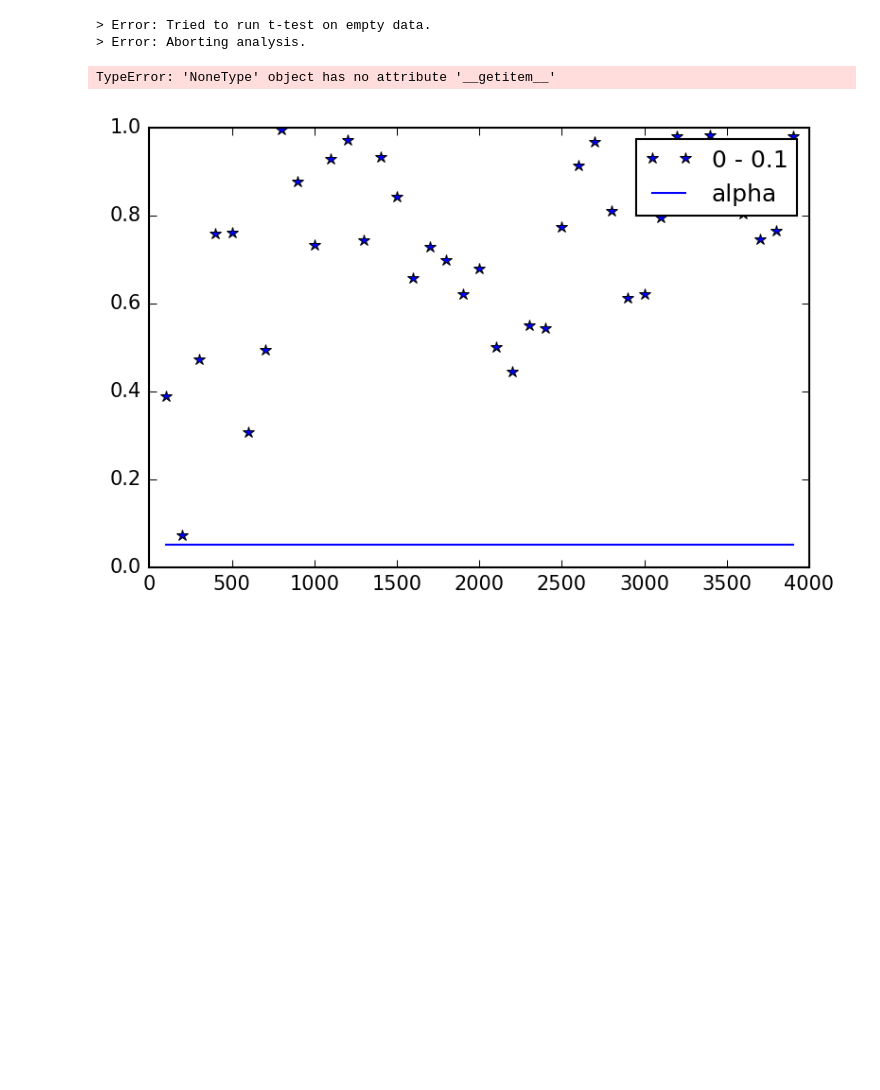
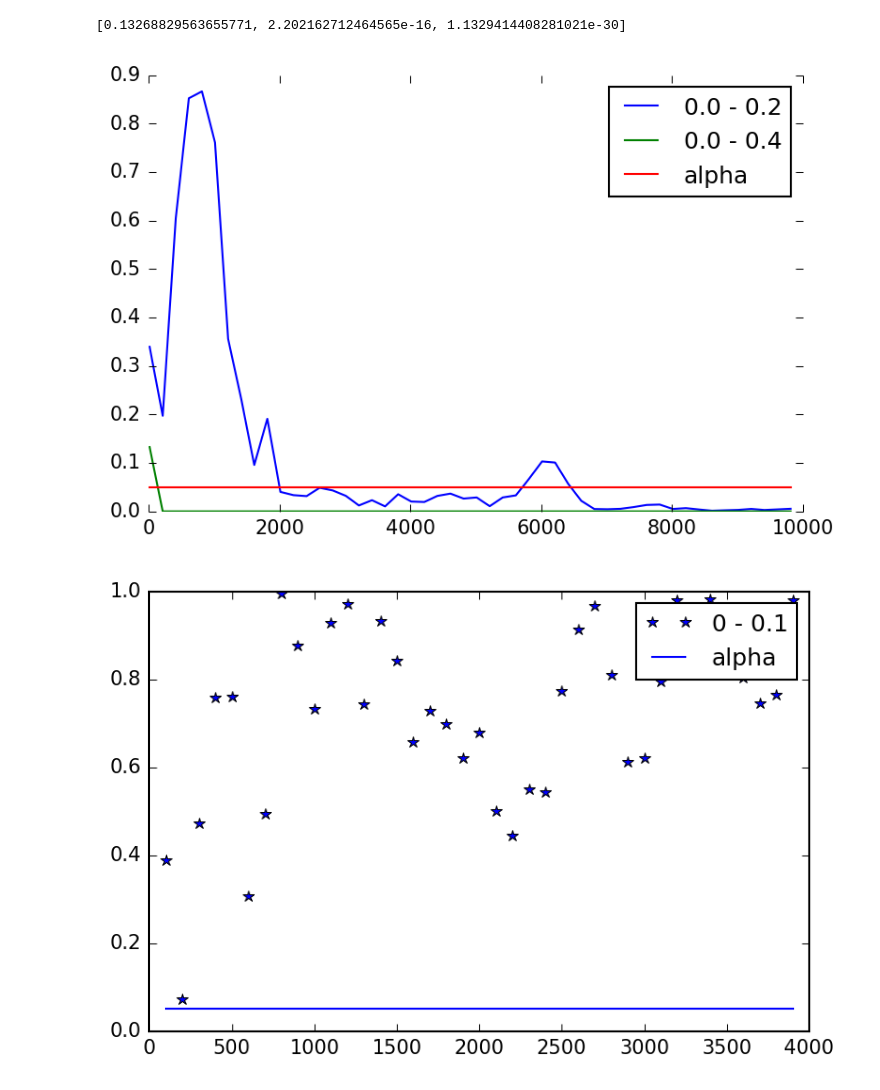
Before and after one commit to Starofall/RTX, a Jupyter notebook: analysis.ipynb, the cells around one changed output. Saved outputs shown, nothing was run; the diff lists cells and outputs as text; code cells hidden in the pictures; blank space fills up the shorter version.

```diff
--- a/analysis.ipynb
+++ b/analysis.ipynb
@@ -91,47 +96,47 @@ plt.show()
 # %%
-alpha = 0.05
-y_key = "overhead"
 fake_run_id = "123456"
-keys = [2, 4, 6]
+keys = [2, 4]
+# keys = [2, 4, 6]
 # keys = [1, 2, 3, 4, 5, 6, 8]
 # keys = [4, 5, 6, 8]
 
 sample_sizes = []
 pvalues = {}
 
 for i in keys:
     pvalues[i] = []
 
-for threshold in range(10, 100, 20):
+for threshold in range(10, 10000, 200):
     sample_sizes.append(threshold)
 
     analysis_data = {}
-    analysis_data[0] = data[3][:threshold]
+    analysis_data[0] = data[0][:threshold]
 
     for i in keys:
         analysis_data[1] = data[i][:threshold]
         t = Ttest(fake_run_id, y_key, alpha=alpha).start(analysis_data, {})
-#         print t["pvalue"]
         pvalues[i].append(t["pvalue"])
 
 markers = ['1','2','3','4','s','p','*','h','H']
 marker_index = 0
 
 print pvalues[4][:3]
 
 fig,ax = plt.subplots()
 for i in keys:
-    ax.plot(sample_sizes,pvalues[i],label='0.3 - 0.'+str(i))
+    ax.plot(sample_sizes,pvalues[i],label='0.0 - 0.'+str(i))
 #     ax.plot(x,y[i],markers[marker_index],label='0 - 0.'+str(i))
     marker_index += 1
 ax.plot(sample_sizes,[0.05]*len(sample_sizes), label='alpha')
-
+#ax.set_clip_on(False)
+ax.set_frame_on(False)
+#ax.get_xaxis().tick_bottom()
+#ax.axes.get_xaxis().set_visible(False)
 plt.legend()
 plt.show()
 # %% [output]
-> Error: Tried to run t-test on empty data.
-> Error: Aborting analysis.
+[0.13268829563655771, 2.202162712464565e-16, 1.1329414408281021e-30]
-TypeError: 'NoneType' object has no attribute '__getitem__'
+[figure, added]
 # %%
 import matplotlib as mpl
 mpl.rc("savefig", dpi=150)
```
Also changed, not shown: parts of 3 cells of this notebook.
